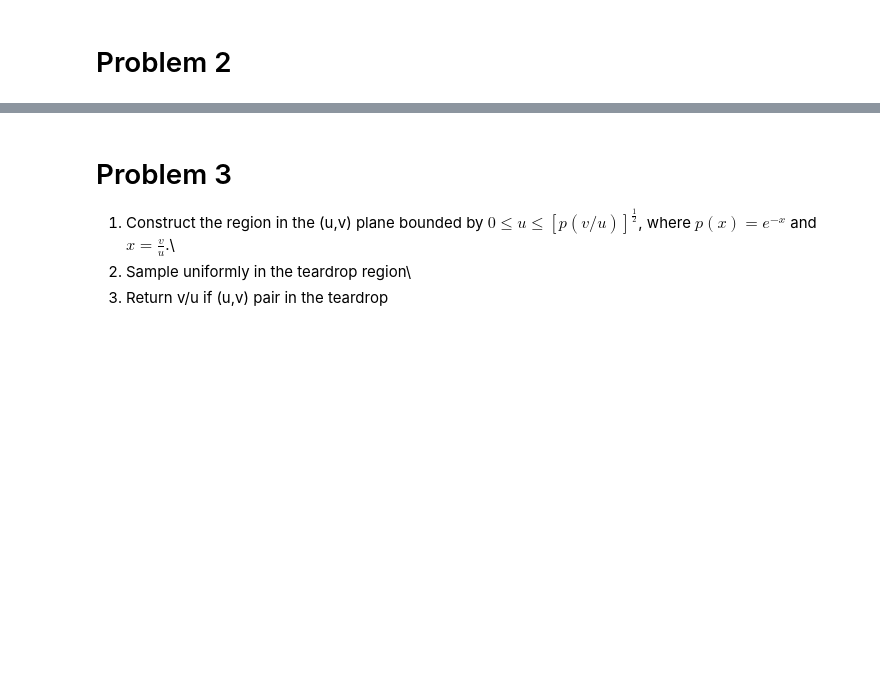
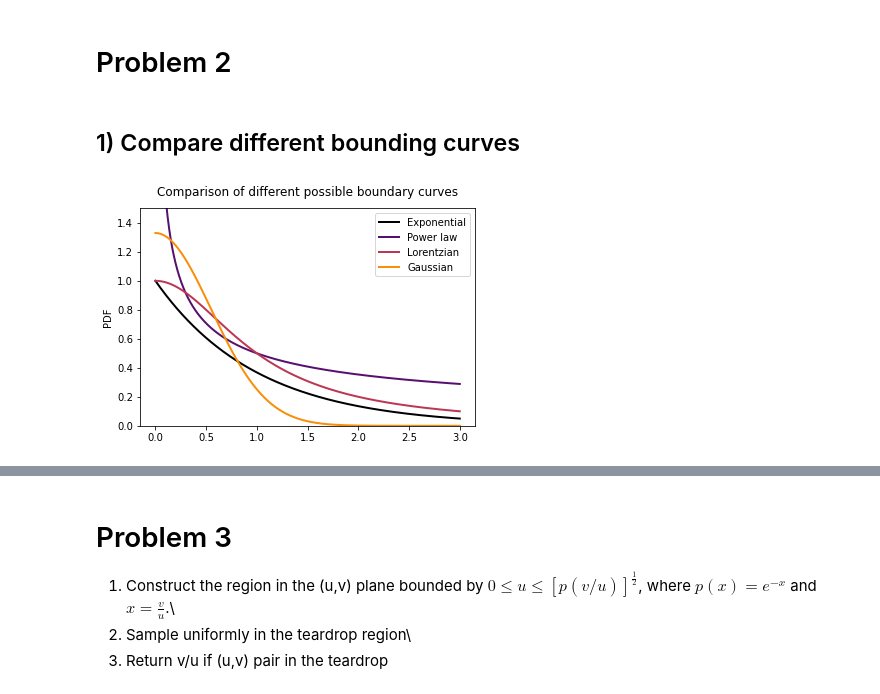
Before and after one commit to baron-de-montblanc/PHYS_512, a Jupyter notebook: problem_sets/ps7/problem_set_7.ipynb, the cells around one changed output, grey strips where cells are left out. Saved outputs shown, nothing was run; the diff lists cells and outputs as text; code cells hidden in the pictures; blank space fills up the shorter version.

```diff
--- a/problem_sets/ps7/problem_set_7.ipynb
+++ b/problem_sets/ps7/problem_set_7.ipynb
@@ -198,3 +202,46 @@ Fit parameter b: -0.01389 +\- 0.00577
 [figure]
 # %% [markdown]
 # Problem 2
+# %% [markdown]
+## 1) Compare different bounding curves
+# %%
+# -------------------- Color scheme for plots --------------------------------------------------
+
+import matplotlib as m
+colors = [1,2,3,4,5]
+cmap = m.cm.get_cmap('inferno')
+norm = m.colors.Normalize(vmin=np.min(colors), vmax=np.max(colors))
+
+# --------------- Define boundary curve PDFs --------------------------------------------------
+
+def power(x, a=0.5):
+    ''' Power law PDF for with default a = 0.5'''
+    return (1-a)*x**(-a)
+
+def lorentz(x):
+    ''' Lorentzian PDF '''
+    return 1/(x**2 + 1)
+
+def gaussian(x, mu=0, sigma=0.3):
+    ''' Gaussian PDF with default mu = 0 and sigma = 0.3'''
+    return 1/np.sqrt(2*np.pi*sigma**2) * np.exp(-1/(2*sigma) * (x-mu)**2)
+
+# ---------------------------- Plot them -----------------------------------------------------
+
+x = np.linspace(0,3,1000)
+
+plt.plot(x, np.exp(-x), color=cmap(norm(colors[0])), linewidth=2, label="Exponential")
+plt.plot(x, power(x), color=cmap(norm(colors[1])), linewidth=2, label="Power law")
+plt.plot(x, lorentz(x), color=cmap(norm(colors[2])), linewidth=2, label="Lorentzian")
+plt.plot(x, gaussian(x), color=cmap(norm(colors[3])), linewidth=2, label="Gaussian")
+
+plt.ylabel("PDF")
+plt.title("Comparison of different possible boundary curves",y=1.03)
+plt.legend()
+plt.ylim(0,1.5)
+
+plt.savefig("boundary_curves.png",dpi=500,bbox_inches='tight')
+
+plt.show()
+# %% [output]
+[figure, added]
```
Also changed, not shown: parts of 8 cells of this notebook, 2 other files.
